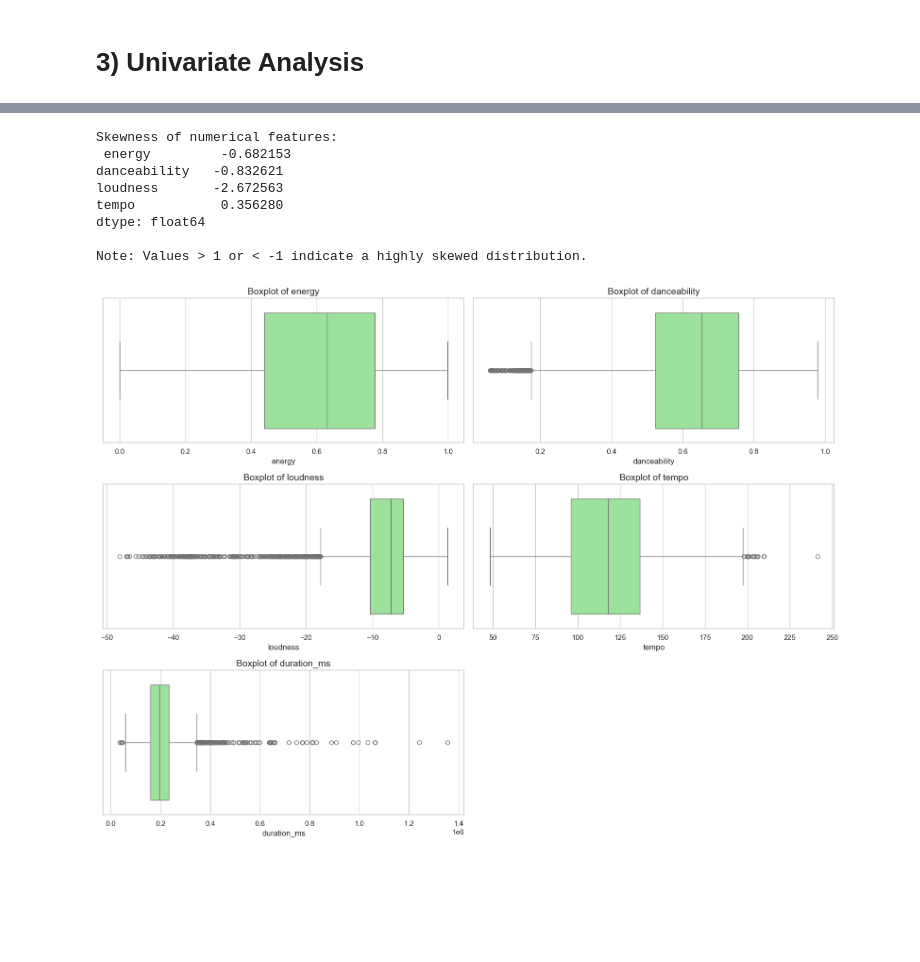
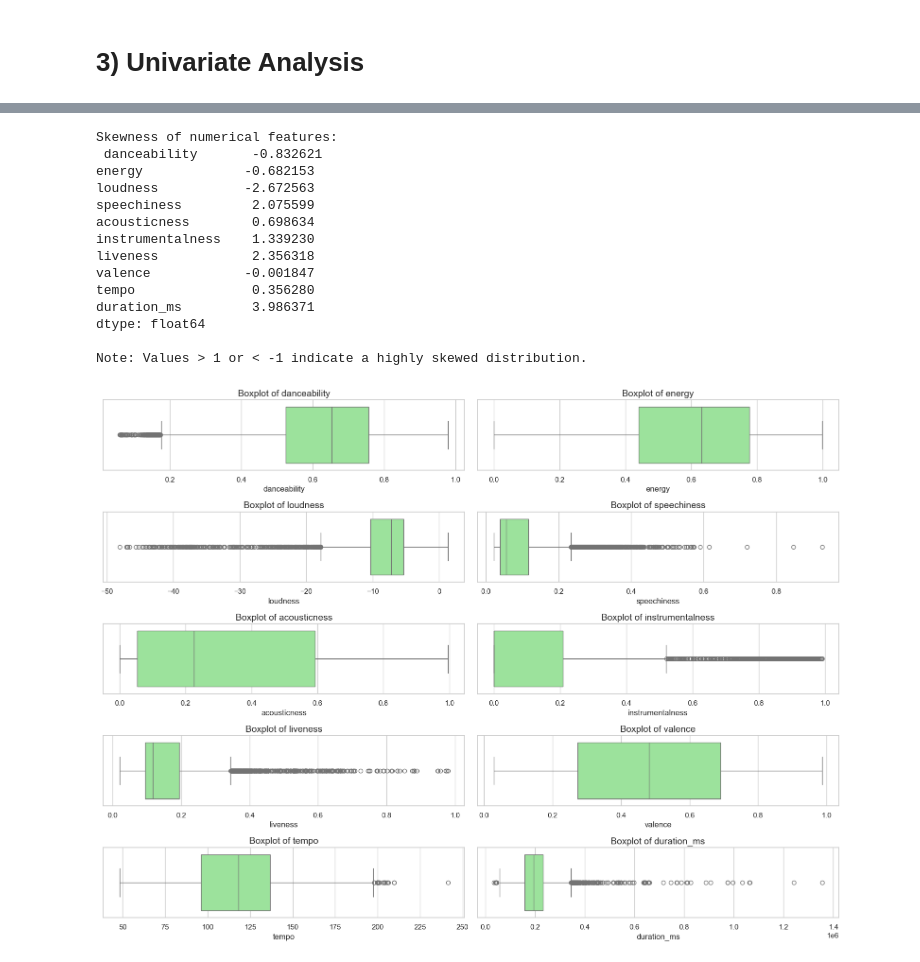
Before and after one commit to LeanderSam/Music-Analysis, a Jupyter notebook: code_files/EDA.ipynb, the cells around one changed output, grey strips where cells are left out. Drawn from its saved outputs; the diff is of its cells as text; code cells hidden in the pictures; blank space fills up the shorter version.

```diff
--- a/code_files/EDA.ipynb
+++ b/code_files/EDA.ipynb
@@ -153,12 +153,12 @@ Unique playlist genres:
 sns.set_theme(style="whitegrid")
 
 # Define numerical features of interest
-numerical_features = ['energy', 'danceability', 'loudness', 'tempo']
+numerical_features = ['danceability', 'energy', 'loudness', 'speechiness','acousticness', 'instrumentalness', 'liveness', 'valence','tempo', 'duration_ms']
 
 # 1. Plot histograms with KDE
 plt.figure(figsize=(14, 10))
 for i, feature in enumerate(numerical_features, 1):
-    plt.subplot(2, 2, i)
+    plt.subplot(5, 2, i)
     sns.histplot(df[feature], kde=True, bins=30, color='skyblue')
     plt.title(f'Distribution of {feature}', fontsize=14)
     plt.xlabel(feature, fontsize=12)
@@ -188,29 +188,37 @@ print("Skewness of numerical features:\n", skewness)
 print("\nNote: Values > 1 or < -1 indicate a highly skewed distribution.")
 # %% [output]
 Skewness of numerical features:
- energy         -0.682153
-danceability   -0.832621
-loudness       -2.672563
-tempo           0.356280
+ danceability       -0.832621
+energy             -0.682153
+loudness           -2.672563
+speechiness         2.075599
+acousticness        0.698634
+instrumentalness    1.339230
+liveness            2.356318
+valence            -0.001847
+tempo               0.356280
+duration_ms         3.986371
 dtype: float64
 
 Note: Values > 1 or < -1 indicate a highly skewed distribution.
 # %%
 # Set aesthetics for plots
 sns.set_theme(style="whitegrid")
 
 # Define numerical features for outlier detection (including tempo and duration_ms)
-outlier_features = ['energy', 'danceability', 'loudness', 'tempo', 'duration_ms']
+outlier_features = ['danceability', 'energy', 'loudness', 'speechiness',
+    'acousticness', 'instrumentalness', 'liveness', 'valence',
+    'tempo', 'duration_ms']
 
 # Plot boxplots to visualize outliers
 plt.figure(figsize=(16, 12))
 for i, feature in enumerate(outlier_features, 1):
-    plt.subplot(3, 2, i)
+    plt.subplot(5, 2, i)
     sns.boxplot(x=df[feature], color='lightgreen')
     plt.title(f'Boxplot of {feature}', fontsize=14)
     plt.xlabel(feature, fontsize=12)
 
 plt.tight_layout()
 plt.show()
 # %% [output]
-[figure, old version]
+[figure, new version]
```
Also changed, not shown: parts of 2 cells of this notebook.
